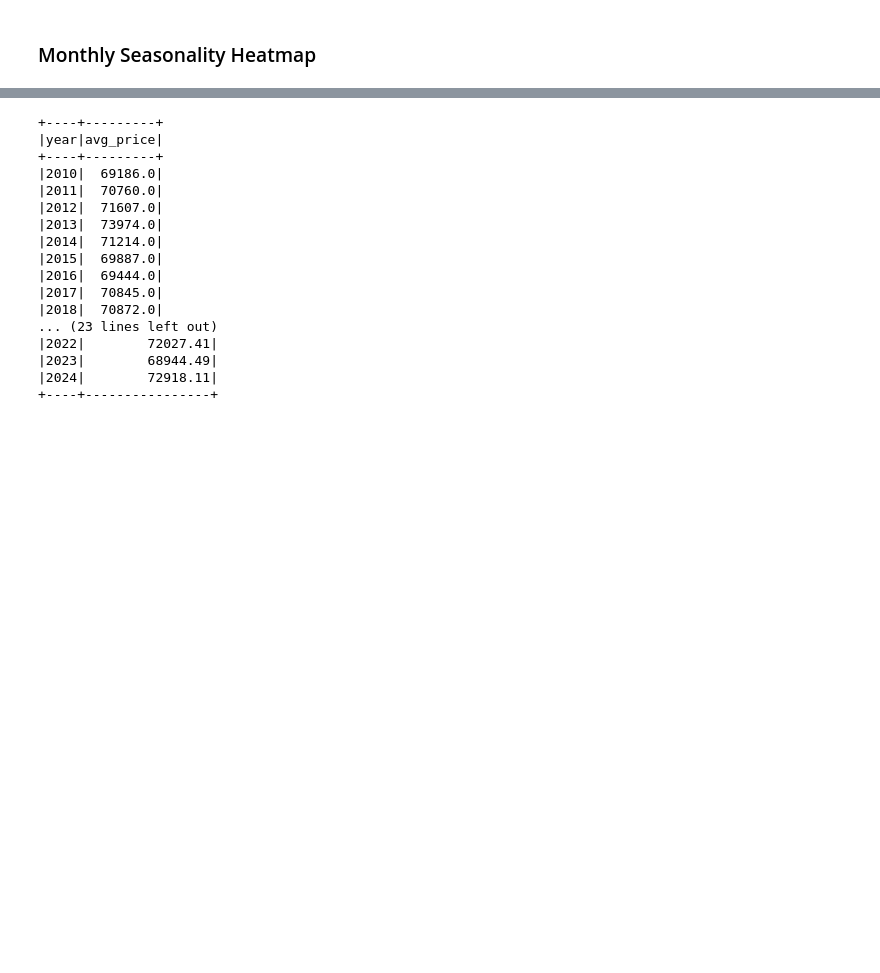
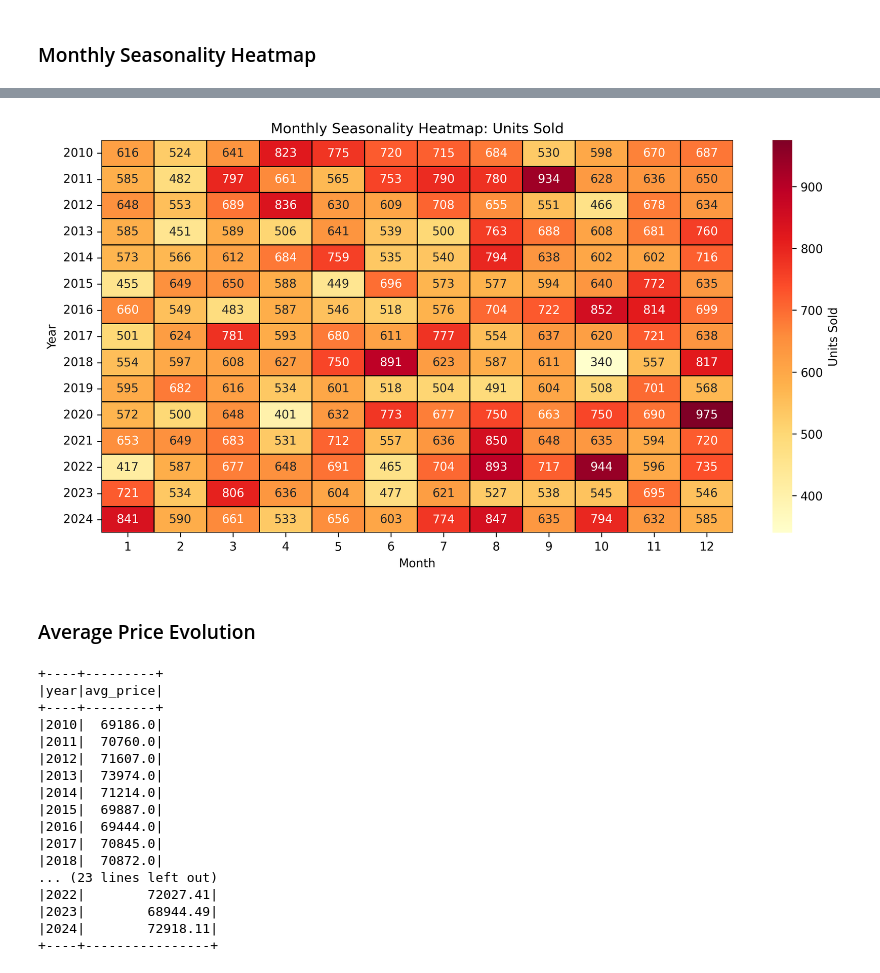
Before and after one commit to smartestnerdfromtown/bmw_sales_analysis_2010_2024, a Jupyter notebook: analysis.ipynb, the cells around one changed output, grey strips where cells are left out. Cells and saved outputs as stored; diff of their text form; code cells hidden in the pictures; blank space fills up the shorter version.

Commit message:
Monthly Seasonalty Heatmap

```diff
--- a/analysis.ipynb
+++ b/analysis.ipynb
@@ -459,3 +461,27 @@ hot_months.show()
+# %%
+pdf = monthly_season_check.toPandas()
+pdf = pdf.sort_values(["year", "month"])
+
+heatmap_data = pdf.pivot(index="year", columns="month", values="units_sold")
+
+plt.figure(figsize=(12, 6), dpi=300)
+sns.heatmap(
+    heatmap_data,
+    annot=True,
+    fmt=".0f",
+    cmap="YlOrRd",
+    linewidths=0.5,
+    linecolor="black",
+    cbar_kws={"label": "Units Sold"},
+)
+plt.title("Monthly Seasonality Heatmap: Units Sold")
+plt.xlabel("Month")
+plt.ylabel("Year")
+plt.show()
+# %% [output]
+[figure, added]
+# %% [markdown]
+### Average Price Evolution
 # %%
 avg_price_per_year = spark.sql(
     """
```
Also changed, not shown: parts of 2 cells of this notebook.
